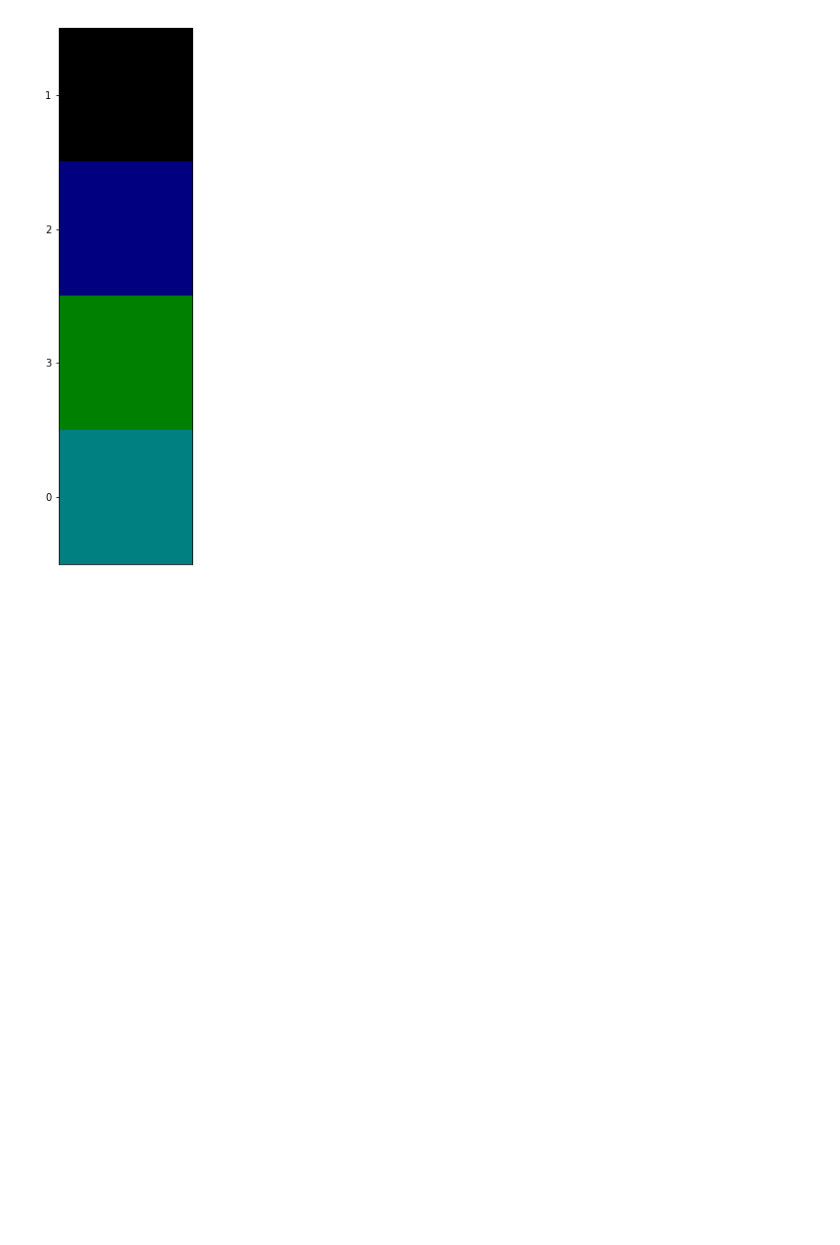
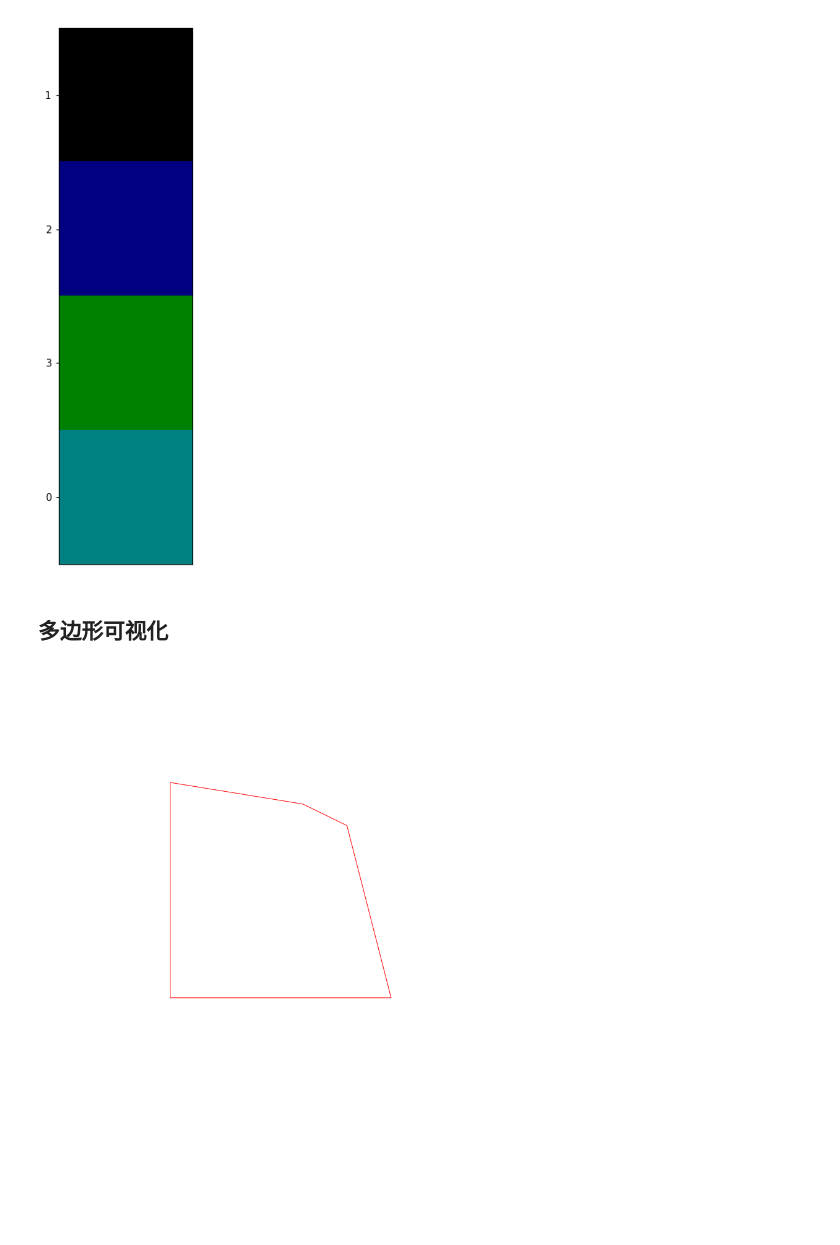
Before and after one commit to yizt/notebook, a Jupyter notebook: python/可视化.ipynb, the cells around one changed output. Cells and saved outputs as stored; diff of their text form; code cells hidden in the pictures; blank space fills up the shorter version.

```diff
--- a/python/可视化.ipynb
+++ b/python/可视化.ipynb
@@ -187,3 +191,34 @@ def show_label_map(num_classes, cls_mapping):
 show_label_map(4,{1:'6',2:'7',3:'8',0:'bg'})
 # %% [output]
 [figure]
+# %% [markdown]
+## 多边形可视化
+# %%
+def display_polygon(image, polygons, scores=None, figsize=(16, 16), ax=None, colors=None):
+    auto_show = False
+    if ax is None:
+        _, ax = plt.subplots(1, figsize=figsize)
+        auto_show = True
+    if colors is None:
+        colors = random_colors(len(polygons))
+
+    height, width = image.shape[:2]
+    ax.set_ylim(height + 10, -10)
+    ax.set_xlim(-10, width + 10)
+    ax.axis('off')
+
+    for i, polygon in enumerate(polygons):
+        color = colors[i]
+        polygon = np.reshape(polygon, (-1, 2))  # 转为[n,(x,y)]
+        patch = patches.Polygon(polygon, facecolor=None, fill=False, color=color)
+        ax.add_patch(patch)
+        # 多边形得分
+        x1, y1 = polygons[0][0], polygons[0][1]
+        ax.text(x1, y1 + 8, scores[i] if scores is not None else '',
+                color='w', size=11, backgroundcolor="none")
+    if auto_show:
+        plt.show()
+# %%
+display_polygon(np.ones((30,30,3))*255, np.array([[0,1,1,1,0.8,0.2,0.6,0.1,0,0]])*20,[1,1,1,1,1])
+# %% [output]
+[figure, added]
```
Also changed, not shown: parts of 1 cell of this notebook, 5 other files.
